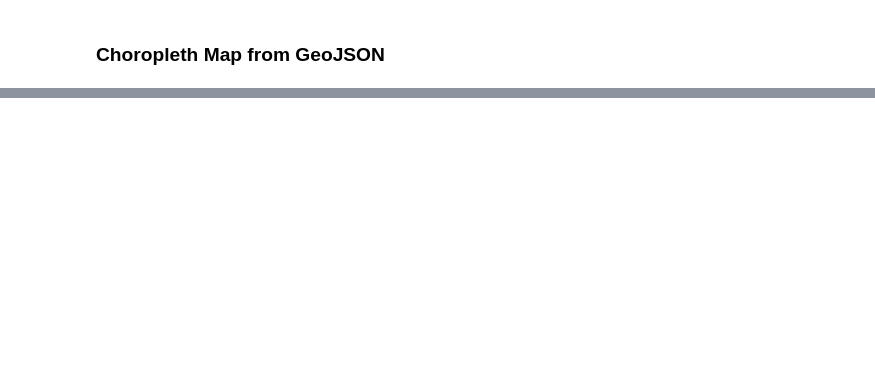
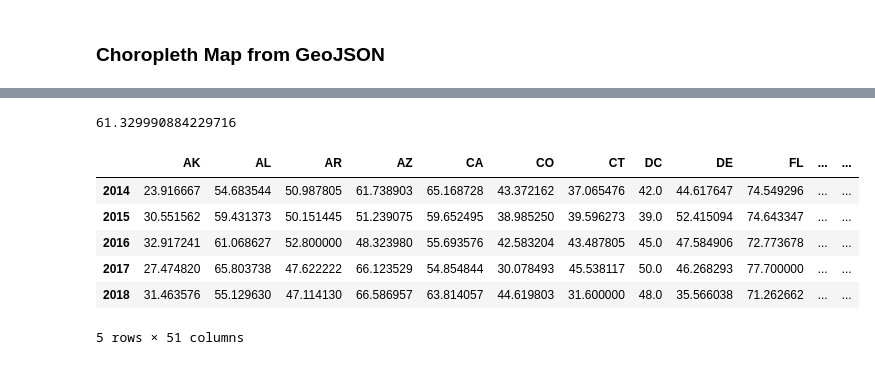
Before and after one commit to DataKind-DC/audubon-cbc, a Jupyter notebook: notebooks/2.1-ijd-viz.ipynb, the cells around one changed output, grey strips where cells are left out. Cells and saved outputs as stored; diff of their text form; code cells hidden in the pictures; blank space fills up the shorter version.

Commit message:
fixed choropleth maps; added time-series plot

```diff
--- a/notebooks/2.1-ijd-viz.ipynb
+++ b/notebooks/2.1-ijd-viz.ipynb
@@ -186,7 +226,12 @@ if not offline_fips:
     # Save to CSV
     df_circle.to_csv(PATH_TO_FIPS, index=False)
 else:
-    df_circle = pd.read_csv(PATH_TO_FIPS)
+    df_circle = pd.read_csv(PATH_TO_FIPS,
+                            dtype={'lat': float,
+                                   'lon': float,
+                                   'temp_key_str': str,
+                                   'circle_name': str,
+                                   'county_fips': str})
 
 # Drop existing FIPS column
 df_paired.drop('county_fips', axis=1, inplace=True)
@@ -198,6 +243,10 @@ df_paired = pd.merge(df_paired,
                      copy=False
                      )
 
+# Convert FIPS errors to nan's
+df_paired.loc[df_paired['county_fips'] == 'None'] = np.nan
+df_paired.loc[df_paired['county_fips'] == ''] = np.nan
+
 # Sanity check (should be less that 2000 NaN's for county_fips
 print('The number of county_fips Nan\'s is:')
 print(df_paired['county_fips'].isna().sum())
@@ -333,0 +384,5 @@ ply.plot(fig, filename='../plots/choropleth_ff.html', auto_open=popen)
+# %%
+# Unique states
+states = df_paired['state'].unique()
+states = np.sort(states)
+states
@@ -333,0 +395,5 @@ ply.plot(fig, filename='../plots/choropleth_ff.html', auto_open=popen)
+# %%
+# Unique years
+years = df_paired['count_year'].unique()
+years = np.sort(years)
+years
@@ -333,0 +426,24 @@ ply.plot(fig, filename='../plots/choropleth_ff.html', auto_open=popen)
+# %%
+df_paired.loc[(df_paired['count_year'] == 2010) & (df_paired['state'] == 'CA'), 'max_temp'].mean()
+# %% [output]
+61.329990884229716
+# %%
+# Create a time-series dataframe for the Circles Max Temp
+if not offline_ts:
+
+    # Create a blank time-series dataframe
+    df_ts_circle_tmax = pd.DataFrame(index=years,
+                                     columns=states)
+
+    # Loop through years and states to get averages
+    for yr in years:
+        for st in states:
+            df_ts_circle_tmax.loc[yr, st] = df_paired.loc[(df_paired['count_year'] == yr) &
+                                                          (df_paired['state'] == st),
+                                                          'max_temp'].mean()
+
+    df_ts_circle_tmax.to_csv(PATH_TO_TS_CIRCLE)
+
+else:
+    df_ts_circle_tmax = pd.read_csv(PATH_TO_TS_CIRCLE,
+                                    index_col=0)
@@ -333,0 +470,11 @@ ply.plot(fig, filename='../plots/choropleth_ff.html', auto_open=popen)
+# %%
+# Ensure daaframe contains data
+df_ts_circle_tmax.tail()
+# %% [output]
+|  | AK | AL | AR | AZ | CA | CO | CT | DC | DE | FL | ... | ... |
+| 2014 | 23.916667 | 54.683544 | 50.987805 | 61.738903 | 65.168728 | 43.372162 | 37.065476 | 42.0 | 44.617647 | 74.549296 | ... | ... |
+| 2015 | 30.551562 | 59.431373 | 50.151445 | 51.239075 | 59.652495 | 38.985250 | 39.596273 | 39.0 | 52.415094 | 74.643347 | ... | ... |
+| 2016 | 32.917241 | 61.068627 | 52.800000 | 48.323980 | 55.693576 | 42.583204 | 43.487805 | 45.0 | 47.584906 | 72.773678 | ... | ... |
+| 2017 | 27.474820 | 65.803738 | 47.622222 | 66.123529 | 54.854844 | 30.078493 | 45.538117 | 50.0 | 46.268293 | 77.700000 | ... | ... |
+| 2018 | 31.463576 | 55.129630 | 47.114130 | 66.586957 | 63.814057 | 44.619803 | 31.600000 | 48.0 | 35.566038 | 71.262662 | ... | ... |
+5 rows × 51 columns
```
Also changed, not shown: parts of 40 cells of this notebook.
